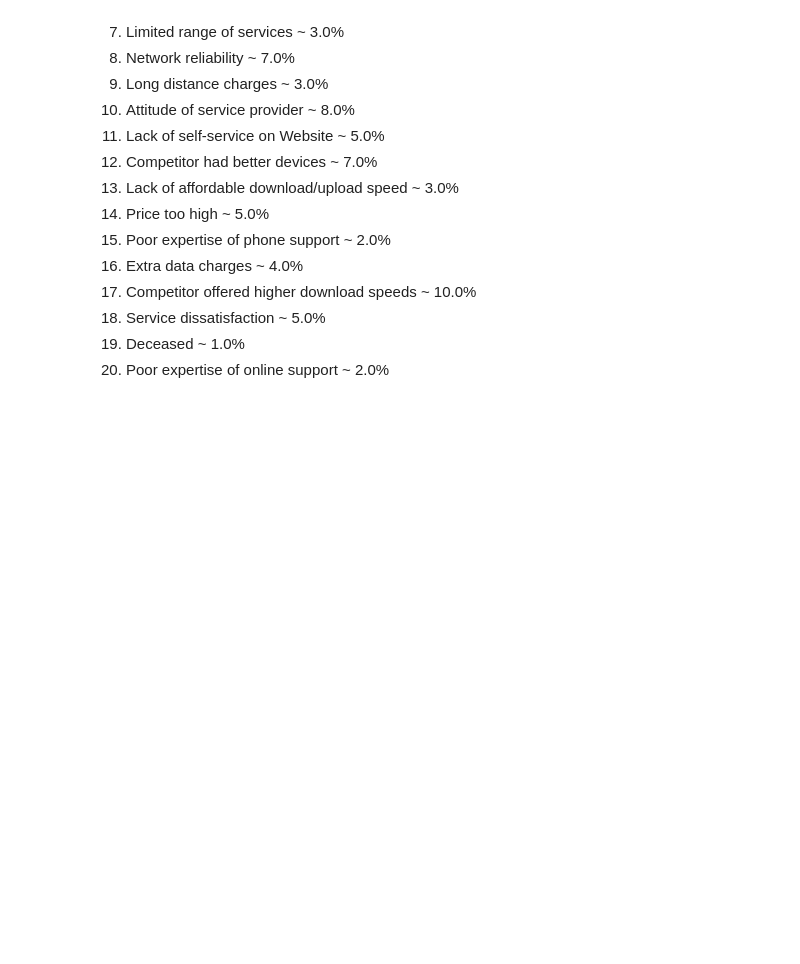
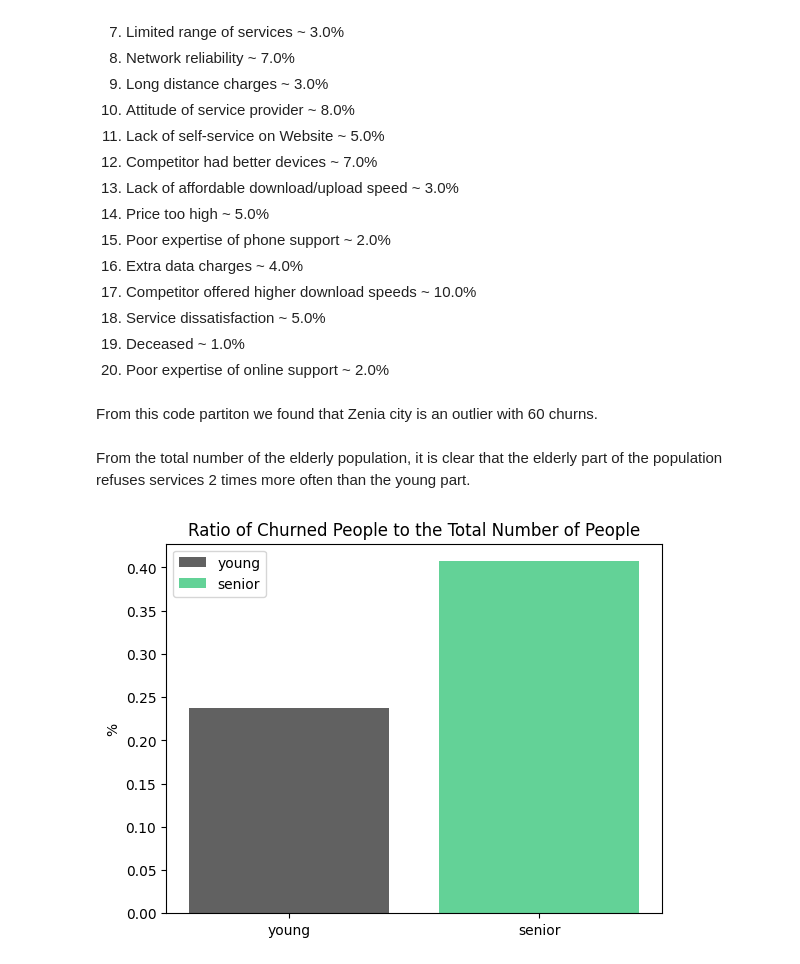
Before and after one commit to GeeK1224/cau_ml_project, a Jupyter notebook: cau_ml_project.ipynb, the cells around one changed output. Drawn from its saved outputs; the diff is of its cells as text; code cells hidden in the pictures; blank space fills up the shorter version.

```diff
--- a/cau_ml_project.ipynb
+++ b/cau_ml_project.ipynb
@@ -144,0 +171,23 @@ plt.show()
+# %% [markdown]
+From this code partiton we found that Zenia city is an outlier with 60 churns.
+# %%
+seniors = train_data[train_data['Senior Citizen'] == 'Yes']
+youngs = train_data[train_data['Senior Citizen'] == 'No']
+
+churn_seniors = seniors[seniors['Churn Value'] == 1]['Churn Value']
+churn_youngs = youngs[youngs['Churn Value'] == 1]['Churn Value']
+
+overall_seniors = seniors['Count'].count()
+overall_youngs = youngs['Count'].count()
+ratio_seniors = churn_seniors.count() / seniors['Count'].count()
+ratio_youngs = churn_youngs.count() / youngs['Count'].count()
+# %% [markdown]
+From the total number of the elderly population, it is clear that the elderly part of the population refuses services 2 times more often than the young part.
+# %%
+plt.bar(['young', 'senior'], [ratio_youngs, ratio_seniors], label=['young', 'senior'], color=[hex_gray, hex_green])
+plt.title('Ratio of Churned People to the Total Number of People')
+plt.ylabel('%')
+plt.legend()
+plt.show()
+# %% [output]
+[figure, added]
```
Also changed, not shown: parts of 10 cells of this notebook.
